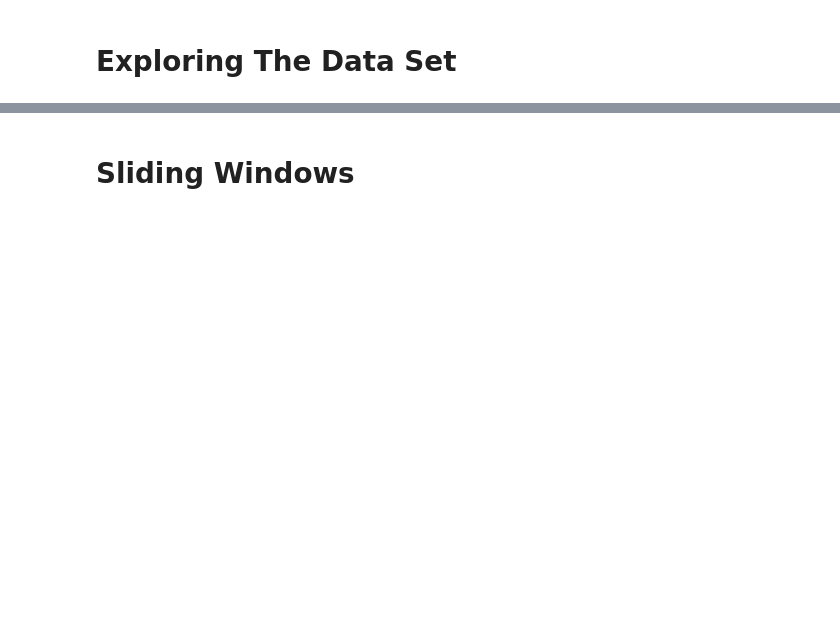
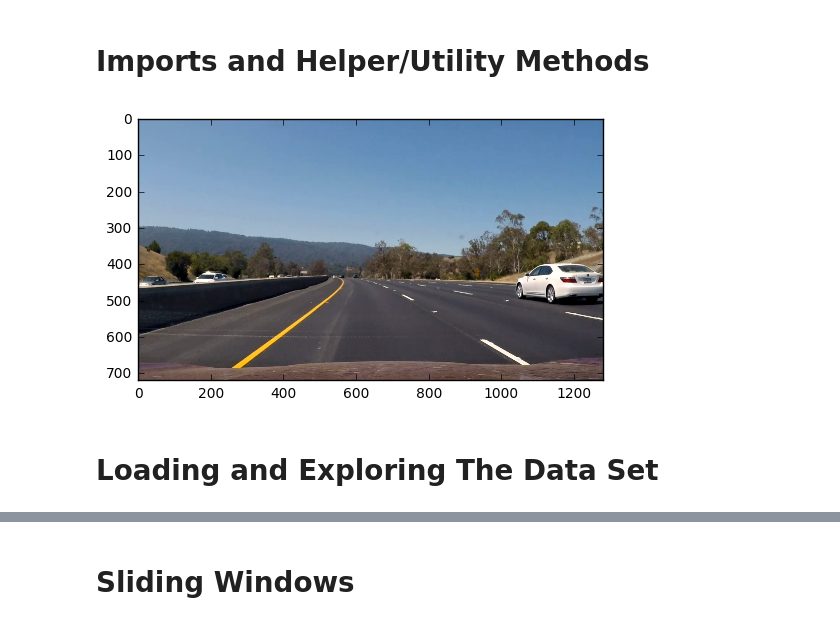
Before and after one commit to chris-schwartz/carnd_vehicle_detection, a Jupyter notebook: P5_Testing_Notebook.ipynb, the cells around one changed output, grey strips where cells are left out. Cells and saved outputs as stored; diff of their text form; code cells hidden in the pictures; blank space fills up the shorter version.

```diff
--- a/P5_Testing_Notebook.ipynb
+++ b/P5_Testing_Notebook.ipynb
@@ -1,33 +1,92 @@
+# %% [markdown]
+# Imports and Helper/Utility Methods
 # %%
 import numpy as np
 import cv2
 import matplotlib.pyplot as plt
 import matplotlib.image as mpimg
 import glob
 import pickle
 import random
+import time
 
 from features import SupportVectorClassifier
 from features import FeatureExtractor
+from features import DataLoader
+from features import ImageSampler
+
+def seconds_elapsed_since(start_time):
+    return round(time.time() - start_time)
 
 def show_images(images, per_row=2, main_title=None):
     figure = plt.figure(1)
 
     for n, img in enumerate(images):
         ax = figure.add_subplot(np.ceil(len(images) / per_row), per_row, n + 1)
 
         ax.grid(False)
         ax.set_xticklabels([])
         ax.set_yticklabels([])
         ax.set_xticks([])
         ax.set_yticks([])
         plt.axis("off")
 
         plt.imshow(img)
     if main_title is not None:
         plt.suptitle(main_title)
 
     plt.show()
+
+def save_to_pickle(in_data, key, path):
+    """
+    Saves data to specified pickle file.
+    """
+    data = {}
+    try:
+        with open(path, 'rb') as file:
+            data = pickle.load(file)
+    except FileNotFoundError:
+        print("Creating new pickle file")
+
+    with open(path, 'wb') as file:
+        data[key] = in_data
+        pickle.dump(data, file)
+
+def load_from_pickle(key, path):
+    """
+    Loads saved data from specified pickle file.
+    """
+    try:
+        with open(path, 'rb') as file:
+            data = pickle.load(file)
+            if key not in data:
+                return None
+    except FileNotFoundError:
+        return None
+
+    return data[key]
+
+# Define a function to draw bounding boxes
+def draw_boxes(img, bboxes, color=(0, 0, 255), thick=6):
+    # Make a copy of the image
+    imcopy = np.copy(img)
+    count = 0
+
+    # Iterate through the bounding boxes
+    for bbox in bboxes:
+        color = (random.randint(0,255), random.randint(0,255), random.randint(0,255))
+        # Draw a rectangle given bbox coordinates
+        cv2.rectangle(imcopy, bbox[0], bbox[1], color, thick)
+        count += 1
+    # Return the image copy with boxes drawn
+    return imcopy
+
+img = cv2.imread('project_video_images/frame240.jpg')
+img = cv2.cvtColor(img, cv2.COLOR_BGR2RGB)
+plt.imshow(img)
+plt.show()
+# %% [output]
+[figure, added]
 # %% [markdown]
-# Exploring The Data Set
+# Loading and Exploring The Data Set
 # %%
```
Also changed, not shown: parts of 14 cells of this notebook, 3 other files.
